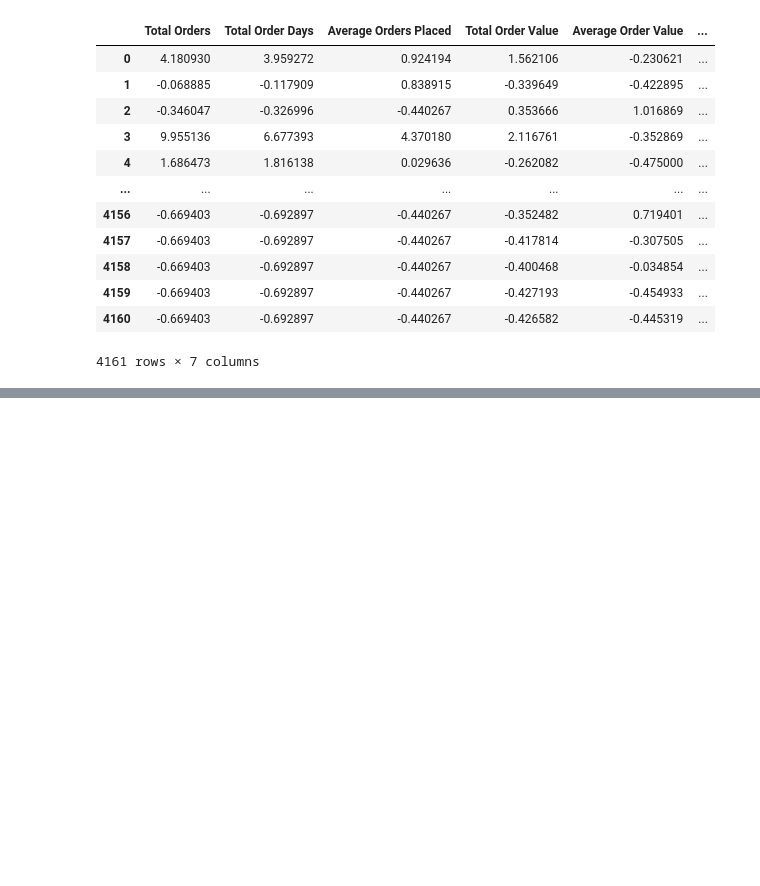
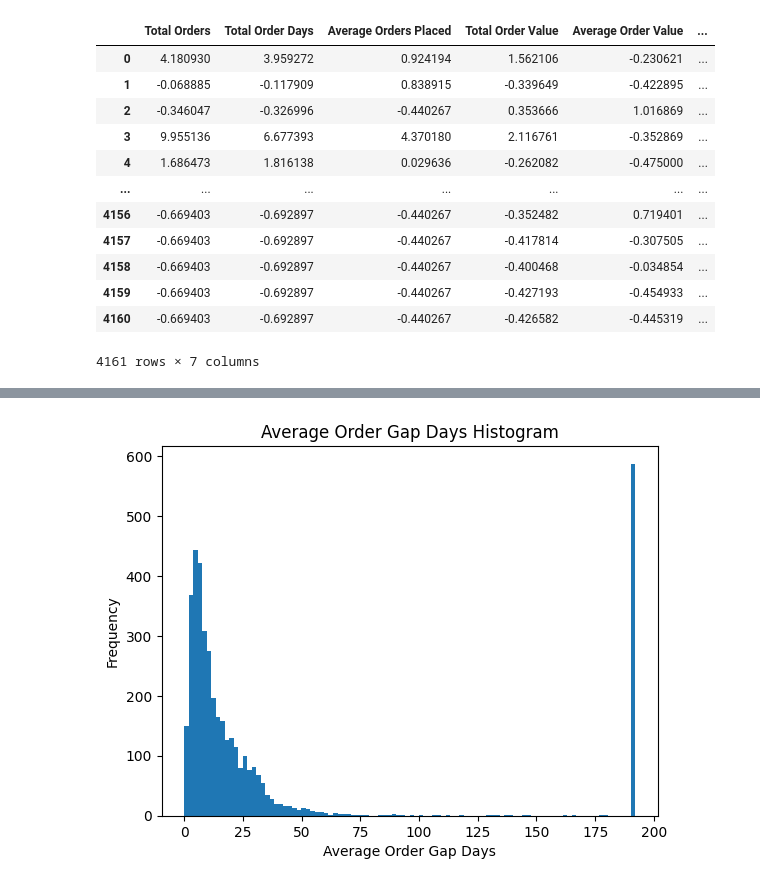
Before and after one commit to RujhaanTaneja/UnORG-SC-DS-MID-PREP_TEAM_HYPERION_Submission, a Jupyter notebook: Rujhaan'sCodeFiles/Customer_Behavior_Clustering.ipynb, the cells around one changed output, grey strips where cells are left out. Drawn from its saved outputs; the diff is of its cells as text; code cells hidden in the pictures; blank space fills up the shorter version.

```diff
--- a/Rujhaan'sCodeFiles/Customer_Behavior_Clustering.ipynb
+++ b/Rujhaan'sCodeFiles/Customer_Behavior_Clustering.ipynb
@@ -55,0 +78,8 @@ cluster_model
+# %%
+plt.hist(X['Average Order Gap Days'],bins=100)
+plt.title('Average Order Gap Days Histogram')
+plt.xlabel('Average Order Gap Days')
+plt.ylabel('Frequency')
+plt.show()
+# %% [output]
+[figure, added]
```
Also changed, not shown: parts of 16 cells of this notebook.
